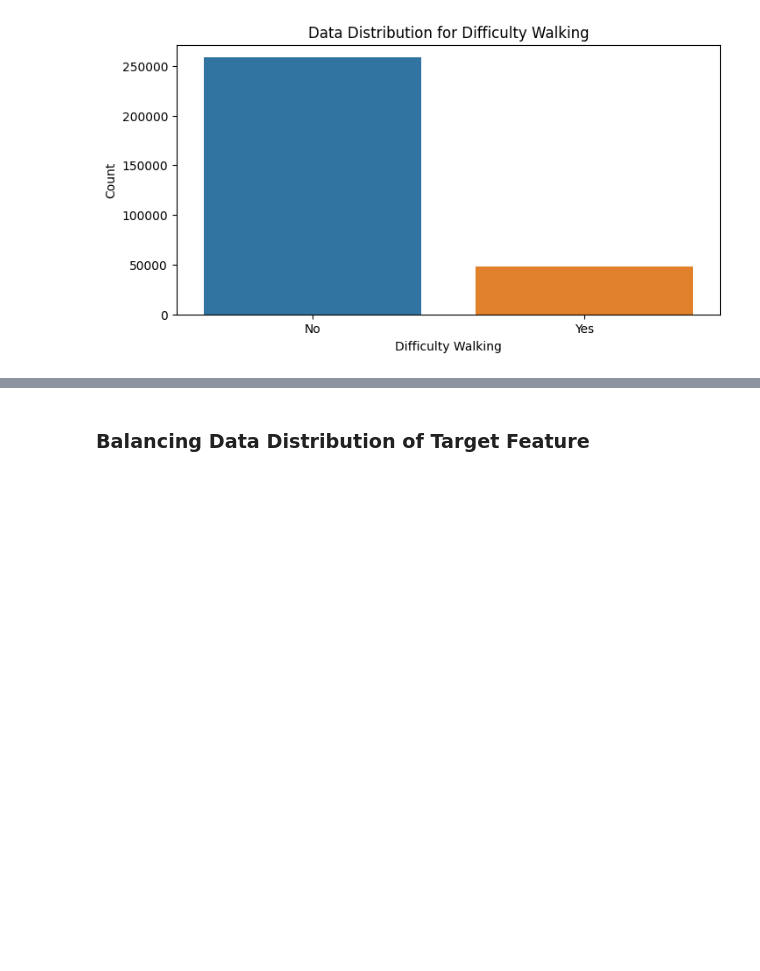
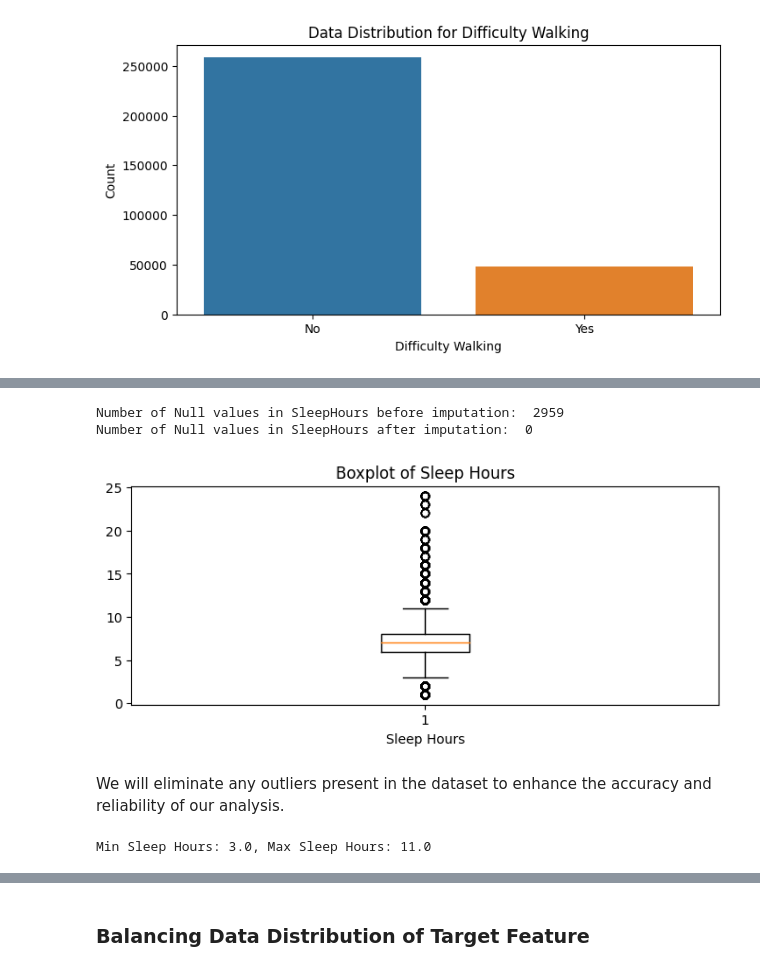
Before and after one commit to abccastro/Heart-Disease-Prediction, a Jupyter notebook: Heart Disease Prediction.ipynb, the cells around one changed output, grey strips where cells are left out. Saved outputs shown, nothing was run; the diff lists cells and outputs as text; code cells hidden in the pictures; blank space fills up the shorter version.

```diff
--- a/Heart Disease Prediction.ipynb
+++ b/Heart Disease Prediction.ipynb
@@ -846,0 +956,36 @@ List of features with missing values:
+# %%
+print("Number of Null values in SleepHours before imputation: ", heart_disease_df['SleepHours'].isnull().sum())
+# Impute sleep hours based on sex and weight status
+heart_disease_df = dp.impute_sleep_hours(heart_disease_df)
+print("Number of Null values in SleepHours after imputation: ", heart_disease_df['SleepHours'].isnull().sum())
+# %% [output]
+Number of Null values in SleepHours before imputation:  2959
+Number of Null values in SleepHours after imputation:  0
+# %%
+sleep_hours=heart_disease_df['SleepHours'].tolist()
+sleep_hours = pd.to_numeric(sleep_hours, errors='coerce')
+
+# Create a boxplot using Matplotlib
+plt.figure(figsize=(8, 3))
+plt.boxplot(sleep_hours)
+plt.title('Boxplot of Sleep Hours')
+plt.xlabel('Sleep Hours')
+
+# Show the plot
+plt.show()
+# %% [output]
+[figure, added]
+# %% [markdown]
+We will eliminate any outliers present in the dataset to enhance the accuracy and reliability of our analysis.
+# %%
+# Filter the DataFrame
+heart_disease_df = heart_disease_df[(heart_disease_df['SleepHours'] >= 3) & (heart_disease_df['SleepHours'] <= 11)]
+
+# Calculate min and max sleep hours
+min_sleep_hours = heart_disease_df['SleepHours'].min()
+max_sleep_hours = heart_disease_df['SleepHours'].max()
+
+# Display the result
+print(f"Min Sleep Hours: {min_sleep_hours}, Max Sleep Hours: {max_sleep_hours}")
+# %% [output]
+Min Sleep Hours: 3.0, Max Sleep Hours: 11.0
```
Also changed, not shown: parts of 24 cells of this notebook, 1 other file.
